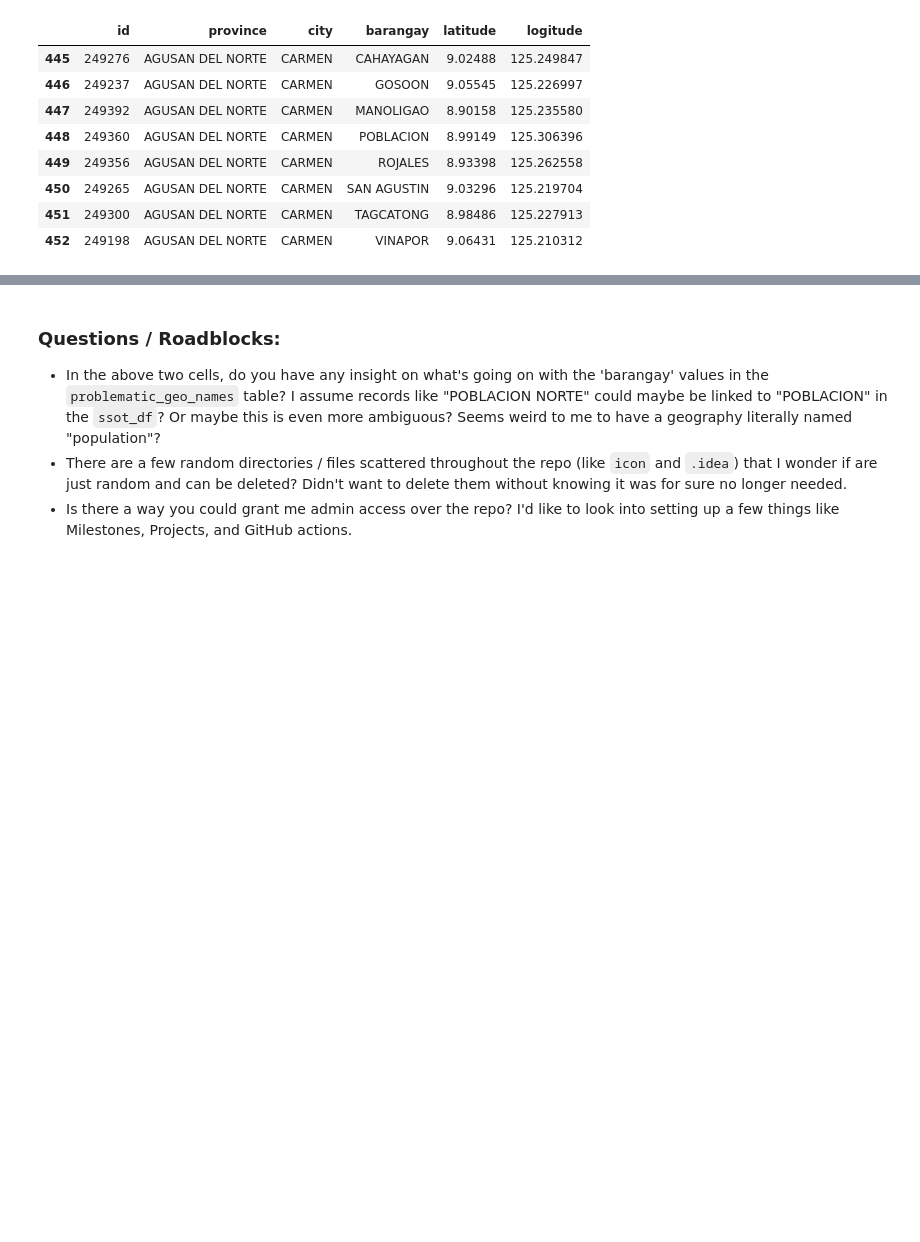
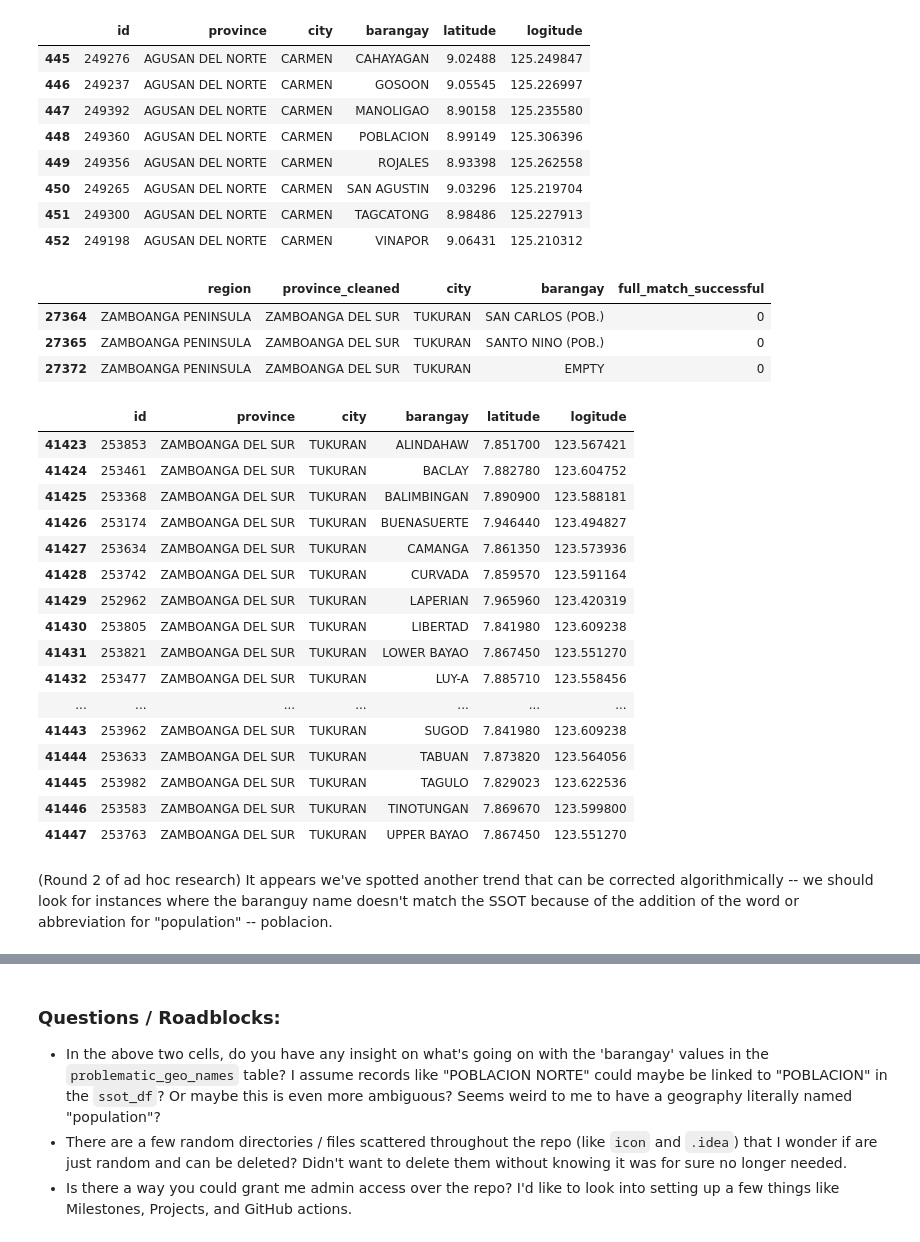
Before and after one commit to caremin-tech/ph-mapping, a Jupyter notebook: data_cleaning_workstream/data_cleaning_workbook.ipynb, the cells around one changed output, grey strips where cells are left out. Cells and saved outputs as stored; diff of their text form; code cells hidden in the pictures; blank space fills up the shorter version.

Commit message:
fix (POB.) oddity in baranguy name

```diff
--- a/data_cleaning_workstream/data_cleaning_workbook.ipynb
+++ b/data_cleaning_workstream/data_cleaning_workbook.ipynb
@@ -571,3 +571,38 @@ ssot_df.loc[
 | 450 | 249265 | AGUSAN DEL NORTE | CARMEN | SAN AGUSTIN | 9.03296 | 125.219704 |
 | 451 | 249300 | AGUSAN DEL NORTE | CARMEN | TAGCATONG | 8.98486 | 125.227913 |
 | 452 | 249198 | AGUSAN DEL NORTE | CARMEN | VINAPOR | 9.06431 | 125.210312 |
+# %%
+problematic_geo_names.loc[
+    (problematic_geo_names["province_cleaned"] == "ZAMBOANGA DEL SUR")
+    & (problematic_geo_names["city"] == "TUKURAN"),
+    :,
+]
+# %% [output]
+|  | region | province_cleaned | city | barangay | full_match_successful |
+| 27364 | ZAMBOANGA PENINSULA | ZAMBOANGA DEL SUR | TUKURAN | SAN CARLOS (POB.) | 0 |
+| 27365 | ZAMBOANGA PENINSULA | ZAMBOANGA DEL SUR | TUKURAN | SANTO NINO (POB.) | 0 |
+| 27372 | ZAMBOANGA PENINSULA | ZAMBOANGA DEL SUR | TUKURAN | EMPTY | 0 |
+# %%
+ssot_df.loc[
+    (ssot_df["province"] == "ZAMBOANGA DEL SUR") & (ssot_df["city"] == "TUKURAN"), :
+]
+# %% [output]
+|  | id | province | city | barangay | latitude | logitude |
+| 41423 | 253853 | ZAMBOANGA DEL SUR | TUKURAN | ALINDAHAW | 7.851700 | 123.567421 |
+| 41424 | 253461 | ZAMBOANGA DEL SUR | TUKURAN | BACLAY | 7.882780 | 123.604752 |
+| 41425 | 253368 | ZAMBOANGA DEL SUR | TUKURAN | BALIMBINGAN | 7.890900 | 123.588181 |
+| 41426 | 253174 | ZAMBOANGA DEL SUR | TUKURAN | BUENASUERTE | 7.946440 | 123.494827 |
+| 41427 | 253634 | ZAMBOANGA DEL SUR | TUKURAN | CAMANGA | 7.861350 | 123.573936 |
+| 41428 | 253742 | ZAMBOANGA DEL SUR | TUKURAN | CURVADA | 7.859570 | 123.591164 |
+| 41429 | 252962 | ZAMBOANGA DEL SUR | TUKURAN | LAPERIAN | 7.965960 | 123.420319 |
+| 41430 | 253805 | ZAMBOANGA DEL SUR | TUKURAN | LIBERTAD | 7.841980 | 123.609238 |
+| 41431 | 253821 | ZAMBOANGA DEL SUR | TUKURAN | LOWER BAYAO | 7.867450 | 123.551270 |
+| 41432 | 253477 | ZAMBOANGA DEL SUR | TUKURAN | LUY-A | 7.885710 | 123.558456 |
+| ... | ... | ... | ... | ... | ... | ... |
+| 41443 | 253962 | ZAMBOANGA DEL SUR | TUKURAN | SUGOD | 7.841980 | 123.609238 |
+| 41444 | 253633 | ZAMBOANGA DEL SUR | TUKURAN | TABUAN | 7.873820 | 123.564056 |
+| 41445 | 253982 | ZAMBOANGA DEL SUR | TUKURAN | TAGULO | 7.829023 | 123.622536 |
+| 41446 | 253583 | ZAMBOANGA DEL SUR | TUKURAN | TINOTUNGAN | 7.869670 | 123.599800 |
+| 41447 | 253763 | ZAMBOANGA DEL SUR | TUKURAN | UPPER BAYAO | 7.867450 | 123.551270 |
+# %% [markdown]
+(Round 2 of ad hoc research)  It appears we've spotted another trend that can be corrected algorithmically -- we should look for instances where the baranguy name doesn't match the SSOT because of the addition of the word or abbreviation for "population" -- poblacion.
```
Also changed, not shown: parts of 4 cells of this notebook, 1 other file.
